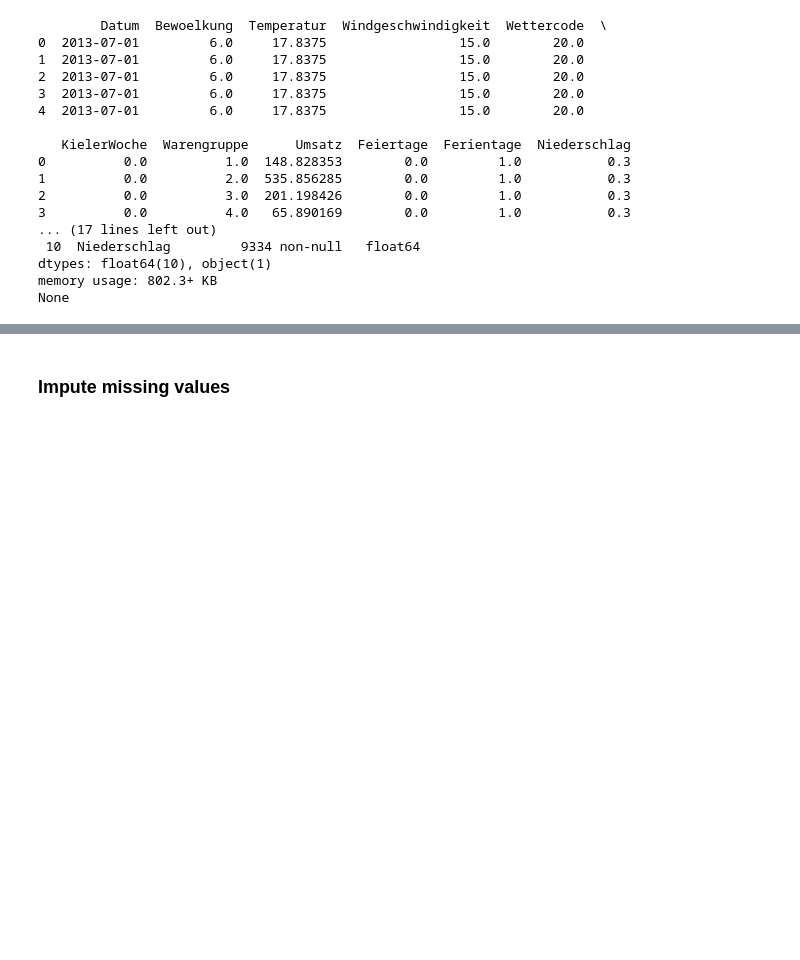
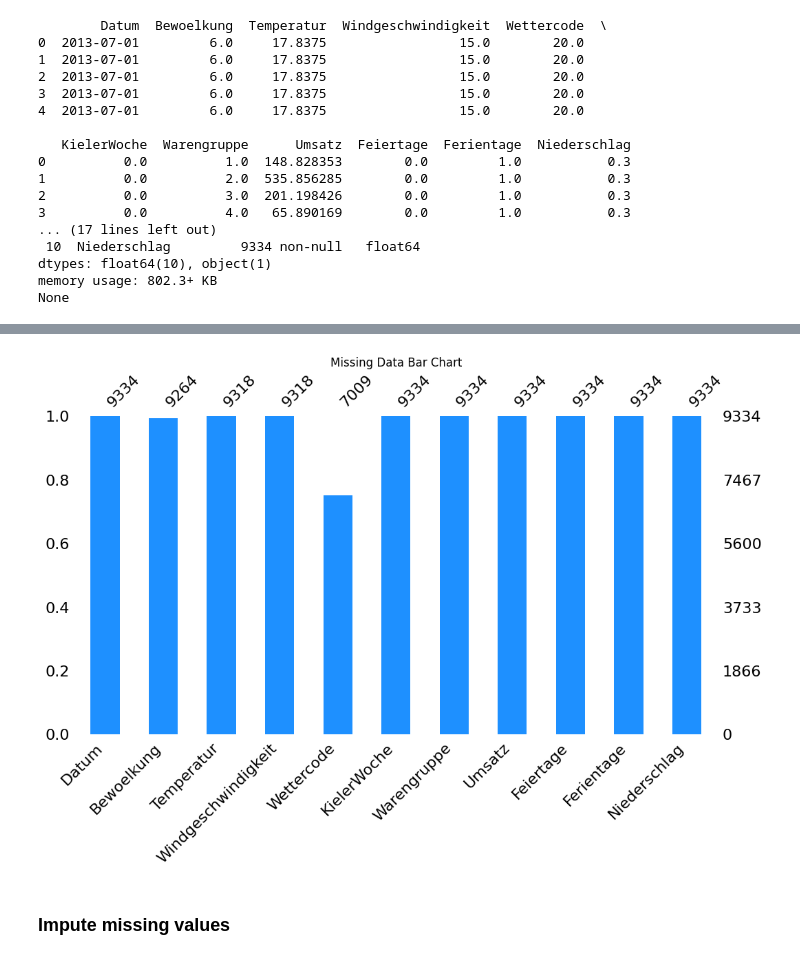
Before and after one commit to BossyNine/bakery_sales_prediction, a Jupyter notebook: 0_DataPreparation/6.2_missing_value_imputation.ipynb, the cells around one changed output, grey strips where cells are left out. Saved outputs shown, nothing was run; the diff lists cells and outputs as text; code cells hidden in the pictures; blank space fills up the shorter version.

```diff
--- a/0_DataPreparation/6.2_missing_value_imputation.ipynb
+++ b/0_DataPreparation/6.2_missing_value_imputation.ipynb
@@ -31,3 +43,10 @@ None
+# %%
+# Bar plot of missing data
+msno.bar(merged_df_origin, color="dodgerblue", figsize=(12, 6)) # log=True for emphasising missing values
+plt.title('Missing Data Bar Chart')
+plt.show()
+# %% [output]
+[figure, added]
 # %% [markdown]
 ### Impute missing values
 # %% [markdown]
```
Also changed, not shown: parts of 13 cells of this notebook.
